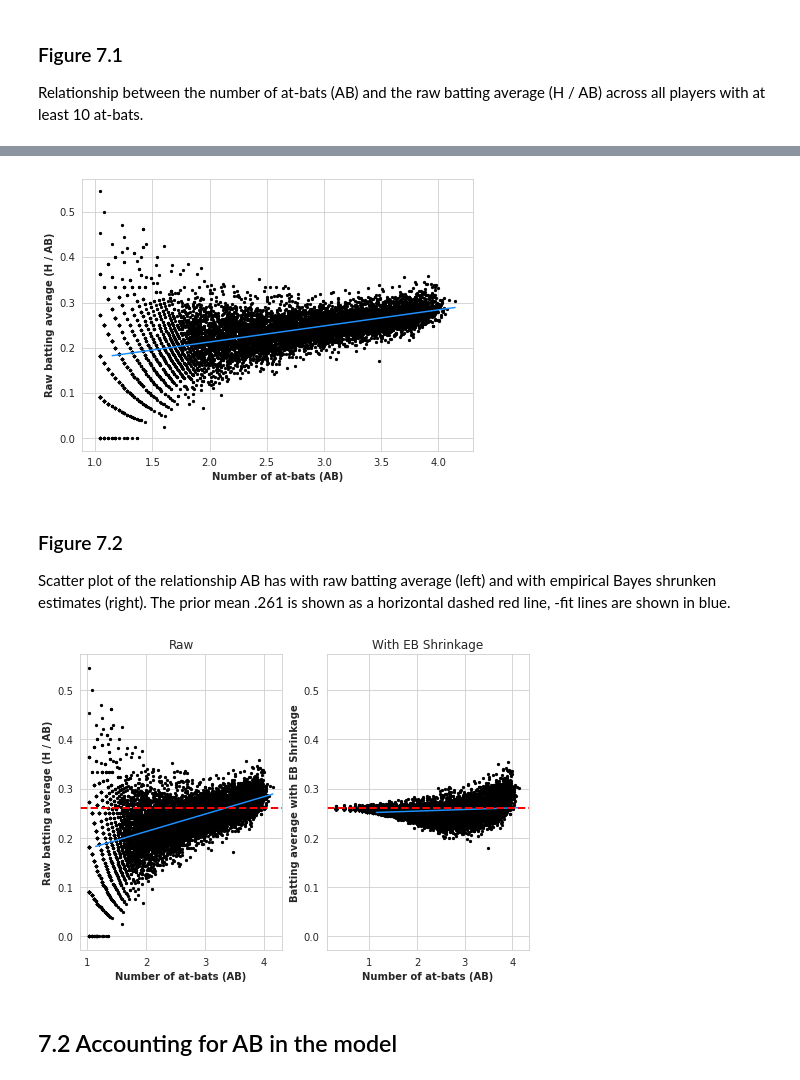
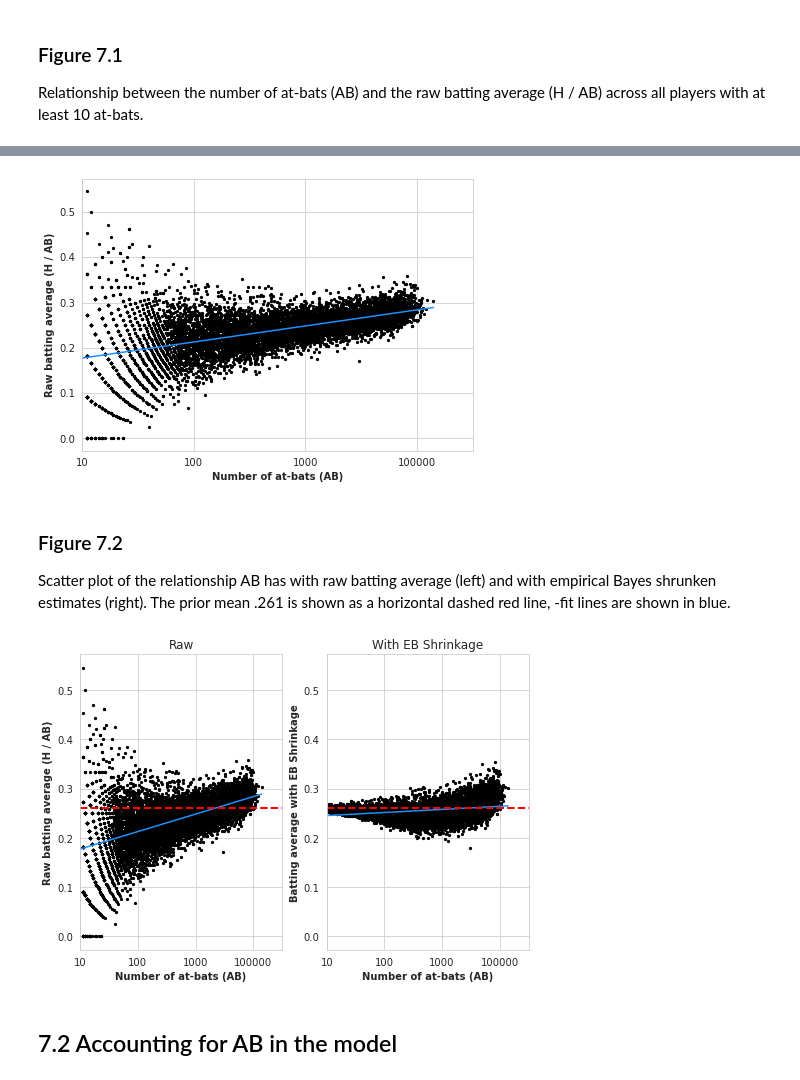
Before and after one commit to jabrantley/EmpiricalBayes-Baseball, a Jupyter notebook: Chapter7-BetaBinomialRegression.ipynb, the cells around one changed output, grey strips where cells are left out. Drawn from its saved outputs; the diff is of its cells as text; code cells hidden in the pictures.

```diff
--- a/Chapter7-BetaBinomialRegression.ipynb
+++ b/Chapter7-BetaBinomialRegression.ipynb
@@ -33,26 +36,30 @@ def run_regression(xx,yy):
 # %%
 # Get data and run regression
 xx,yy = bd.loc[bd.AB>10,"AB"],bd.loc[bd.AB>10,"Avg"]
 ols_result = run_regression(np.log10(xx),yy)
 
 # Make figure
 with sns.axes_style("whitegrid"):
     # Fig
     fig = plt.figure(figsize=(7,5))
     ax = fig.add_subplot()
-    xvals = np.linspace(0,bd.AB.max(),1000)
+    xvals = np.linspace(1,bd.AB.max(),1000)
     ax.scatter(np.log10(xx),yy,color="k",s=5)
     ax.plot(np.log10(xvals),np.log10(xvals)*ols_result.params[1] + ols_result.params[0],color="dodgerblue")
     # Clean up
+    ax.set_xlim(1,4.5)
+    ax.set_xticks([1,2,3,4])
+    ax.set_xticklabels(["10","100","1000","100000"])
     ax.set_xlabel("Number of at-bats (AB)",fontweight="bold")
     ax.set_ylabel("Raw batting average (H / AB)",fontweight="bold")
 # %% [output]
-[figure, old version]
+[figure, new version]
 # %% [markdown]
 ### Figure 7.2
 Scatter plot of the relationship AB has with raw batting average (left) and with empirical Bayes shrunken estimates (right). The prior mean .261 is shown as a horizontal dashed red line, -fit lines are shown in blue.
 # %%
-prior_mean = stats.beta(alpha0,beta0).mean()
+prior_mean = stats.beta(alpha0_mle,beta0_mle).mean()
+min_atbat = 10
 
 with sns.axes_style("whitegrid"):
     # Create figure
@@ -60,25 +67,31 @@ with sns.axes_style("whitegrid"):
     fig.set_size_inches(7,5)
 
     # Same as 7.1
-    xx,yy = bd.loc[bd.AB>10,"AB"],bd.loc[bd.AB>10,"Avg"]
+    xx,yy = bd.loc[bd.AB>min_atbat,"AB"],bd.loc[bd.AB>min_atbat,"Avg"]
     ols_result = run_regression(np.log10(xx),yy)
     # Plot
     ax1.scatter(np.log10(xx),yy,color="k",s=5)
     ax1.plot(np.log10(xvals),np.log10(xvals)*ols_result.params[1] + ols_result.params[0],color="dodgerblue")
     ax1.axhline(y=prior_mean,color="r",linestyle='--',lw=2)
     # Clean up
+    ax1.set_xlim(1,4.5)
+    ax1.set_xticks([1,2,3,4])
+    ax1.set_xticklabels(["10","100","1000","100000"])
     ax1.set_xlabel("Number of at-bats (AB)",fontweight="bold")
     ax1.set_ylabel("Raw batting average (H / AB)",fontweight="bold")
     ax1.title.set_text("Raw")
 
     # Same as 7.1
-    xx,yy = bd.loc[bd.AB>1,"AB"],bd.loc[bd.AB>1,"eb estimate Avg"]
+    xx,yy = bd.loc[bd.AB>min_atbat,"AB"],bd.loc[bd.AB>min_atbat,"eb estimate Avg"]
     ols_result = run_regression(np.log10(xx),yy)
     # Plot
     ax2.scatter(np.log10(xx),yy,color="k",s=5)
     ax2.plot(np.log10(xvals),np.log10(xvals)*ols_result.params[1] + ols_result.params[0],color="dodgerblue")
     ax2.axhline(y=prior_mean,color="r",linestyle='--',lw=2)
     # Clean up
+    ax2.set_xlim(1,4.5)
+    ax2.set_xticks([1,2,3,4])
+    ax2.set_xticklabels(["10","100","1000","100000"])
     ax2.set_ylim(ax1.get_ylim())
     ax2.set_xlabel("Number of at-bats (AB)",fontweight="bold")
     ax2.set_ylabel("Batting average with EB Shrinkage",fontweight="bold")
@@ -86,7 +99,7 @@ with sns.axes_style("whitegrid"):
 
     plt.tight_layout()
 # %% [output]
-[figure, old version]
+[figure, new version]
 # %% [markdown]
 ## 7.2 Accounting for AB in the model
 # %%
```
Also changed, not shown: parts of 5 cells of this notebook.
